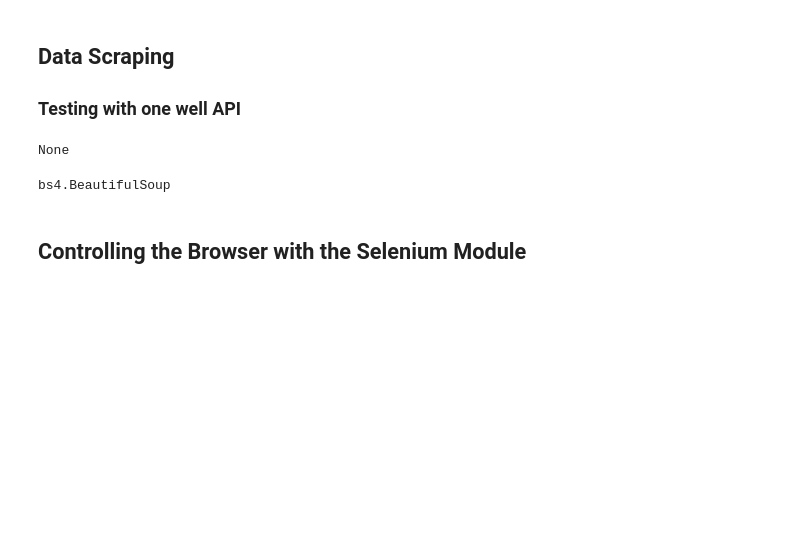
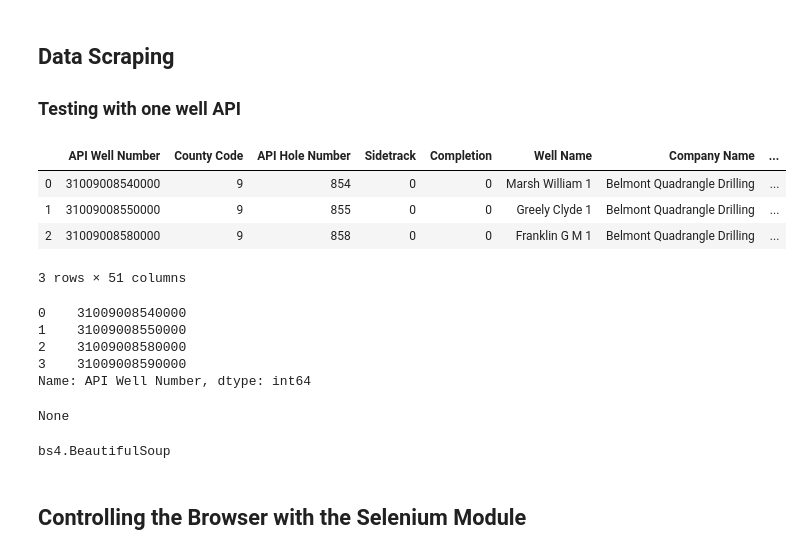
Before and after one commit to xs-abzal/oil_production_forecasting, a Jupyter notebook: part_2_web_scraping.ipynb, the cells around one changed output. Saved outputs shown, nothing was run; the diff lists cells and outputs as text; code cells hidden in the pictures; blank space fills up the shorter version.

```diff
--- a/part_2_web_scraping.ipynb
+++ b/part_2_web_scraping.ipynb
@@ -7,6 +7,25 @@ import pandas as pd
 import requests
 from bs4 import BeautifulSoup
 import selenium
+# %%
+# lakeshore gas field data
+fld = pd.read_csv('fld.csv')
+# %%
+fld.head(3)
+# %% [output]
+|  | API Well Number | County Code | API Hole Number | Sidetrack | Completion | Well Name | Company Name | ... |
+| 0 | 31009008540000 | 9 | 854 | 0 | 0 | Marsh William 1 | Belmont Quadrangle Drilling | ... |
+| 1 | 31009008550000 | 9 | 855 | 0 | 0 | Greely Clyde 1 | Belmont Quadrangle Drilling | ... |
+| 2 | 31009008580000 | 9 | 858 | 0 | 0 | Franklin G M 1 | Belmont Quadrangle Drilling | ... |
+3 rows × 51 columns
+# %%
+fld.head(4)['API Well Number']
+# %% [output]
+0    31009008540000
+1    31009008550000
+2    31009008580000
+3    31009008590000
+Name: API Well Number, dtype: int64
 # %%
 url = 'https://www.dec.ny.gov/cfmx/extapps/GasOil/search/production/index.cfm'
 res = requests.get(url)
```
Also changed, not shown: parts of 3 cells of this notebook, 2 other files.
